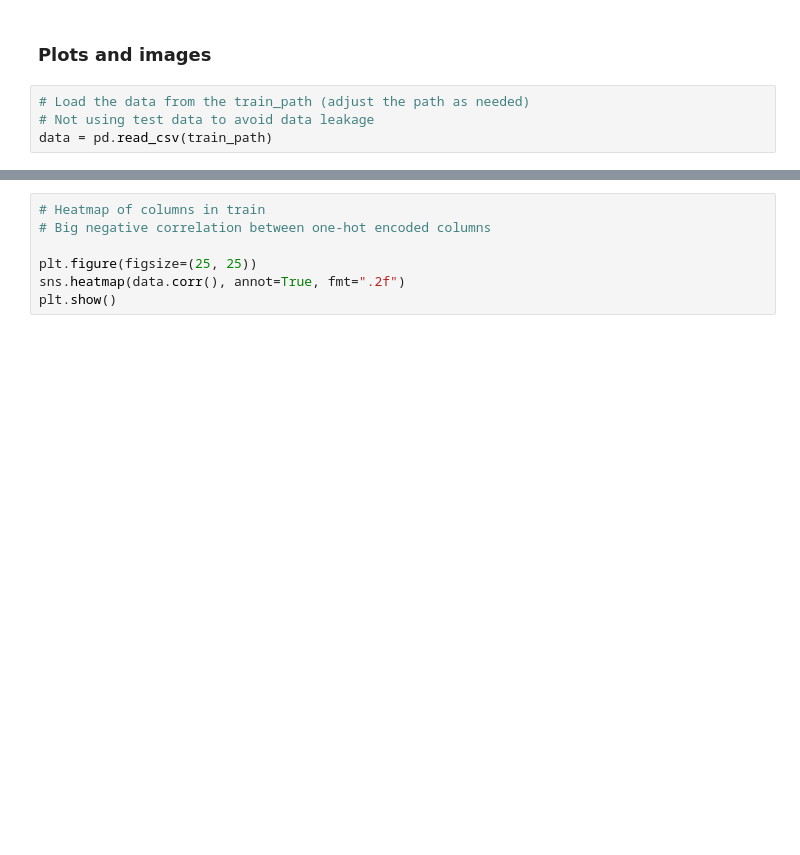
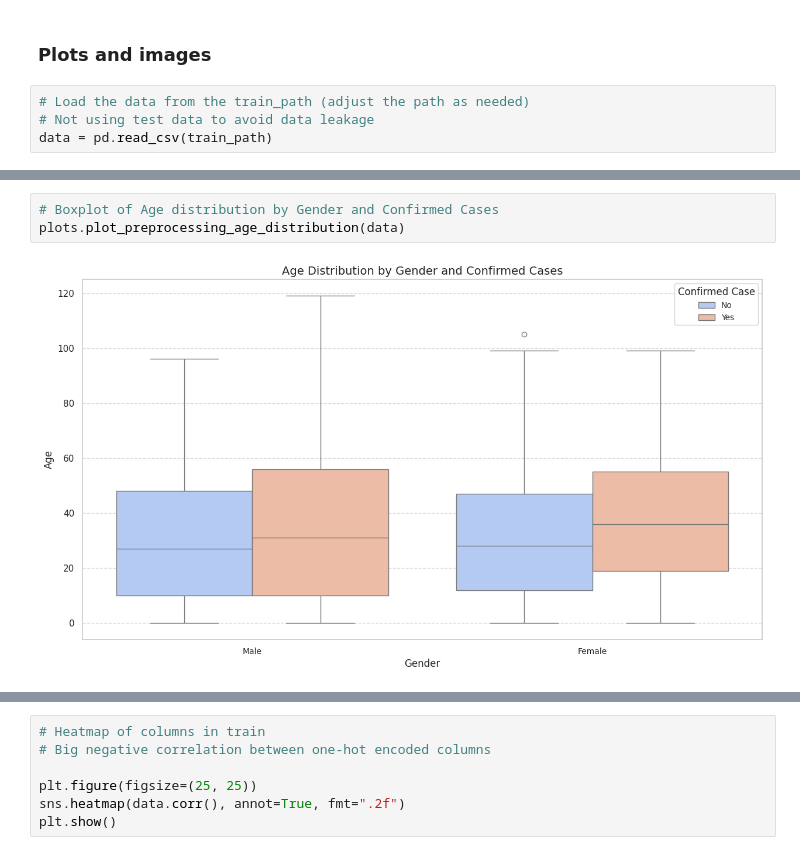
Before and after one commit to PietroGolfeto/DataSUS-Chikungunya-ML, a Jupyter notebook: part_1_preprocessing.ipynb, the cells around one changed output, grey strips where cells are left out. Drawn from its saved outputs; the diff is of its cells as text; blank space fills up the shorter version.

```diff
--- a/part_1_preprocessing.ipynb
+++ b/part_1_preprocessing.ipynb
@@ -1062,0 +736,5 @@ plt.show()
+# %%
+# Boxplot of Age distribution by Gender and Confirmed Cases
+plots.plot_preprocessing_age_distribution(data)
+# %% [output]
+[figure, added]
```
Also changed, not shown: parts of 21 cells of this notebook, 5 other files.
